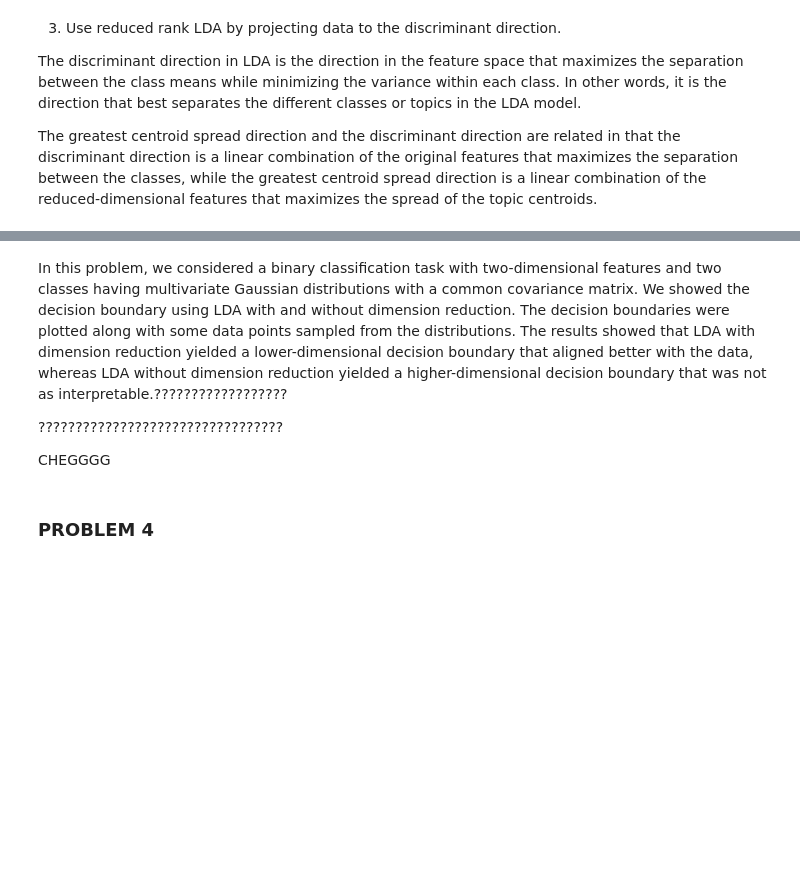
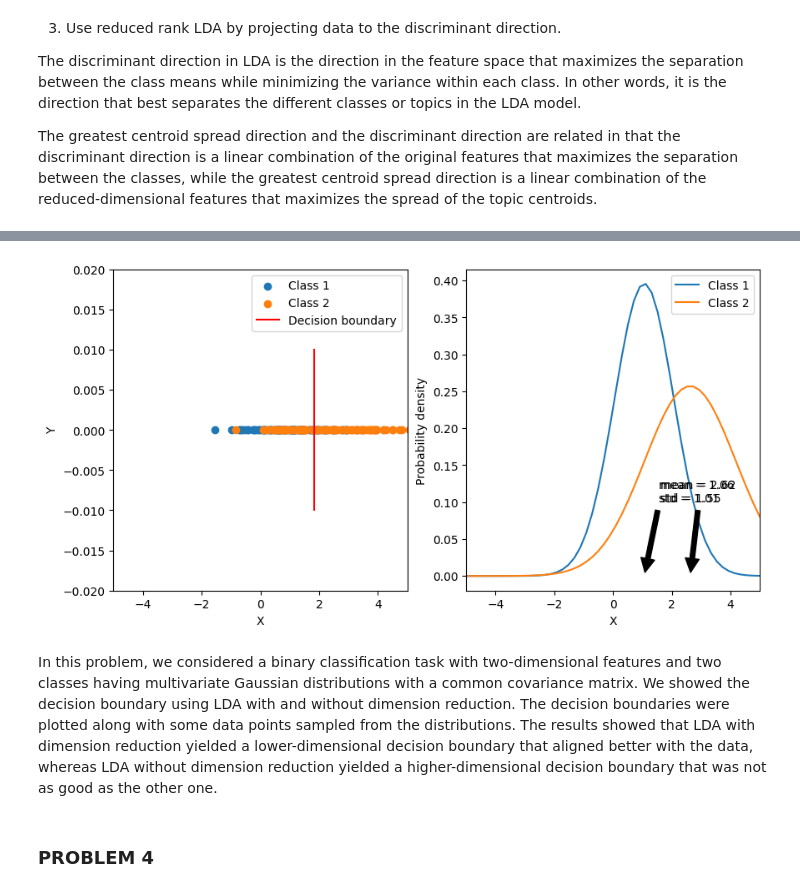
Before and after one commit to ferriitoo/MATH-569-Statistical-Learning, a Jupyter notebook: MATH_569_Julen_Ferro_HW3.ipynb, the cells around one changed output, grey strips where cells are left out. Cells and saved outputs as stored; diff of their text form; code cells hidden in the pictures; blank space fills up the shorter version.

```diff
--- a/MATH_569_Julen_Ferro_HW3.ipynb
+++ b/MATH_569_Julen_Ferro_HW3.ipynb
@@ -266,8 +283,66 @@ plt.show()
+# %%
+import numpy as np
+import matplotlib.pyplot as plt
+from scipy.stats import norm
+
+# Generate sample data
+np.random.seed(0)
+X1 = np.random.normal(loc=1.0, scale=1.0, size=(100, 1))
+X2 = np.random.normal(loc=2.5, scale=1.5, size=(100, 1))
+
+# Compute the means and variances of the data for each class
+mu1 = np.mean(X1)
+mu2 = np.mean(X2)
+var1 = np.var(X1)
+var2 = np.var(X2)
+
+# Compute the decision boundary
+db = (mu1 + mu2) / 2
+
+width = 10
+# Define x values for plotting probability density functions
+x = np.linspace(-width, width, 100)
+
+# Compute probability density function for each class
+pdf1 = norm.pdf(x, mu1, np.sqrt(var1))
+pdf2 = norm.pdf(x, mu2, np.sqrt(var2))
+
+# Compute the coefficients and intercept of the decision boundary line
+m = 0
+c = -db
+
+# Plot the data points and decision boundary
+fig, ax = plt.subplots(nrows=1, ncols=2, figsize=(10, 5))
+ax[0].scatter(X1[:, 0], np.zeros_like(X1[:, 0]), label='Class 1')
+ax[0].scatter(X2[:, 0], np.zeros_like(X2[:, 0]), label='Class 2')
+ax[0].plot([db, db], [-0.01, 0.01], 'r', label='Decision boundary')
+ax[0].legend()
+ax[0].set_xlabel('X')
+ax[0].set_ylabel('Y')
+ax[0].set_xlim(-5, 5)
+ax[0].set_ylim(-0.02, 0.02)
+
+# Plot probability density function for each class
+ax[1].plot(x, pdf1, label='Class 1')
+ax[1].plot(x, pdf2, label='Class 2')
+ax[1].legend()
+ax[1].set_xlabel('X')
+ax[1].set_ylabel('Probability density')
+ax[1].set_xlim(-5, 5)
+
+# Add annotations for the mean and standard deviation of each class
+ax[1].annotate('mean = {:.2f}\nstd = {:.2f}'.format(mu1, np.sqrt(var1)),
+               xy=(mu1, 0), xytext=(mu1+0.5, 0.1),
+               arrowprops=dict(facecolor='black', shrink=0.05))
+ax[1].annotate('mean = {:.2f}\nstd = {:.2f}'.format(mu2, np.sqrt(var2)),
+               xy=(mu2, 0), xytext=(mu2-1, 0.1),
+               arrowprops=dict(facecolor='black', shrink=0.05))
+
+# Show the plots
+plt.show()
+# %% [output]
+[figure, added]
 # %% [markdown]
-In this problem, we considered a binary classification task with two-dimensional features and two classes having multivariate Gaussian distributions with a common covariance matrix. We showed the decision boundary using LDA with and without dimension reduction. The decision boundaries were plotted along with some data points sampled from the distributions. The results showed that LDA with dimension reduction yielded a lower-dimensional decision boundary that aligned better with the data, whereas LDA without dimension reduction yielded a higher-dimensional decision boundary that was not as interpretable.??????????????????
-
-?????????????????????????????????
-
-CHEGGGG
+In this problem, we considered a binary classification task with two-dimensional features and two classes having multivariate Gaussian distributions with a common covariance matrix. We showed the decision boundary using LDA with and without dimension reduction. The decision boundaries were plotted along with some data points sampled from the distributions. The results showed that LDA with dimension reduction yielded a lower-dimensional decision boundary that aligned better with the data, whereas LDA without dimension reduction yielded a higher-dimensional decision boundary that was not as good as the other one.
 # %% [markdown]
 ### PROBLEM 4
```
Also changed, not shown: parts of 19 cells of this notebook.
